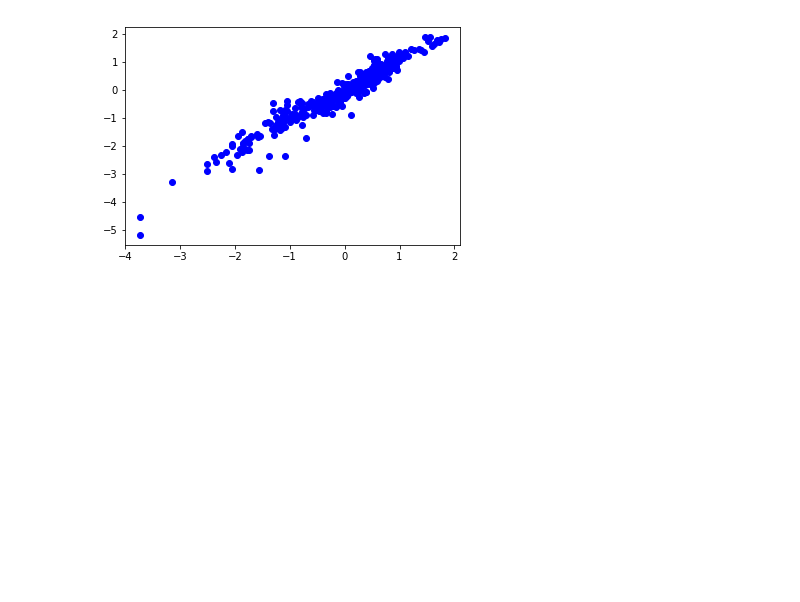
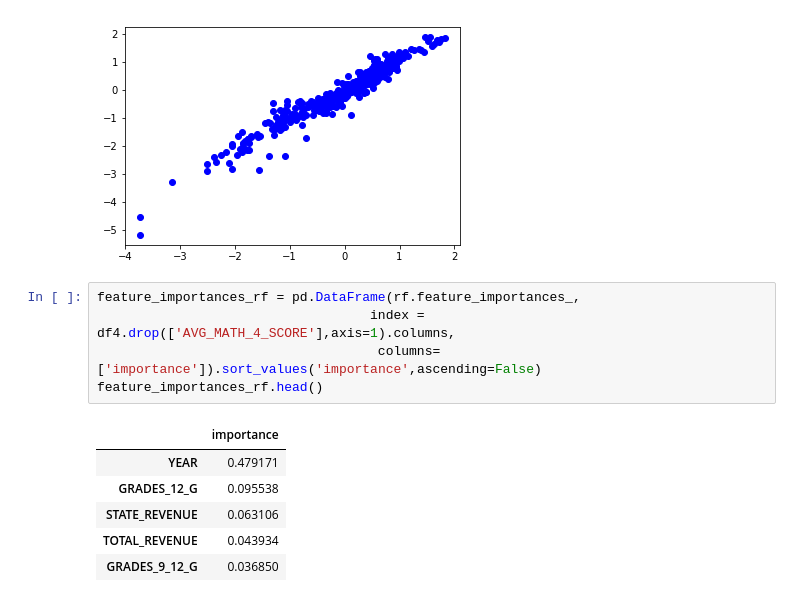
Before and after one commit to dilrubashowkat/MLearn, a Jupyter notebook: June1_19_US_EducationData.ipynb, the cells around one changed output. Saved outputs shown, nothing was run; the diff lists cells and outputs as text; blank space fills up the shorter version.

```diff
--- a/June1_19_US_EducationData.ipynb
+++ b/June1_19_US_EducationData.ipynb
@@ -184,3 +215,15 @@ plt.plot(Y_rf, y, 'bo')
 plt.show()
 # %% [output]
 [figure]
+# %%
+feature_importances_rf = pd.DataFrame(rf.feature_importances_,
+                                   index = df4.drop(['AVG_MATH_4_SCORE'],axis=1).columns,
+                                    columns=['importance']).sort_values('importance',ascending=False)
+feature_importances_rf.head()
+# %% [output]
+|  | importance |
+| YEAR | 0.479171 |
+| GRADES_12_G | 0.095538 |
+| STATE_REVENUE | 0.063106 |
+| TOTAL_REVENUE | 0.043934 |
+| GRADES_9_12_G | 0.036850 |
```
Also changed, not shown: parts of 9 cells of this notebook.
